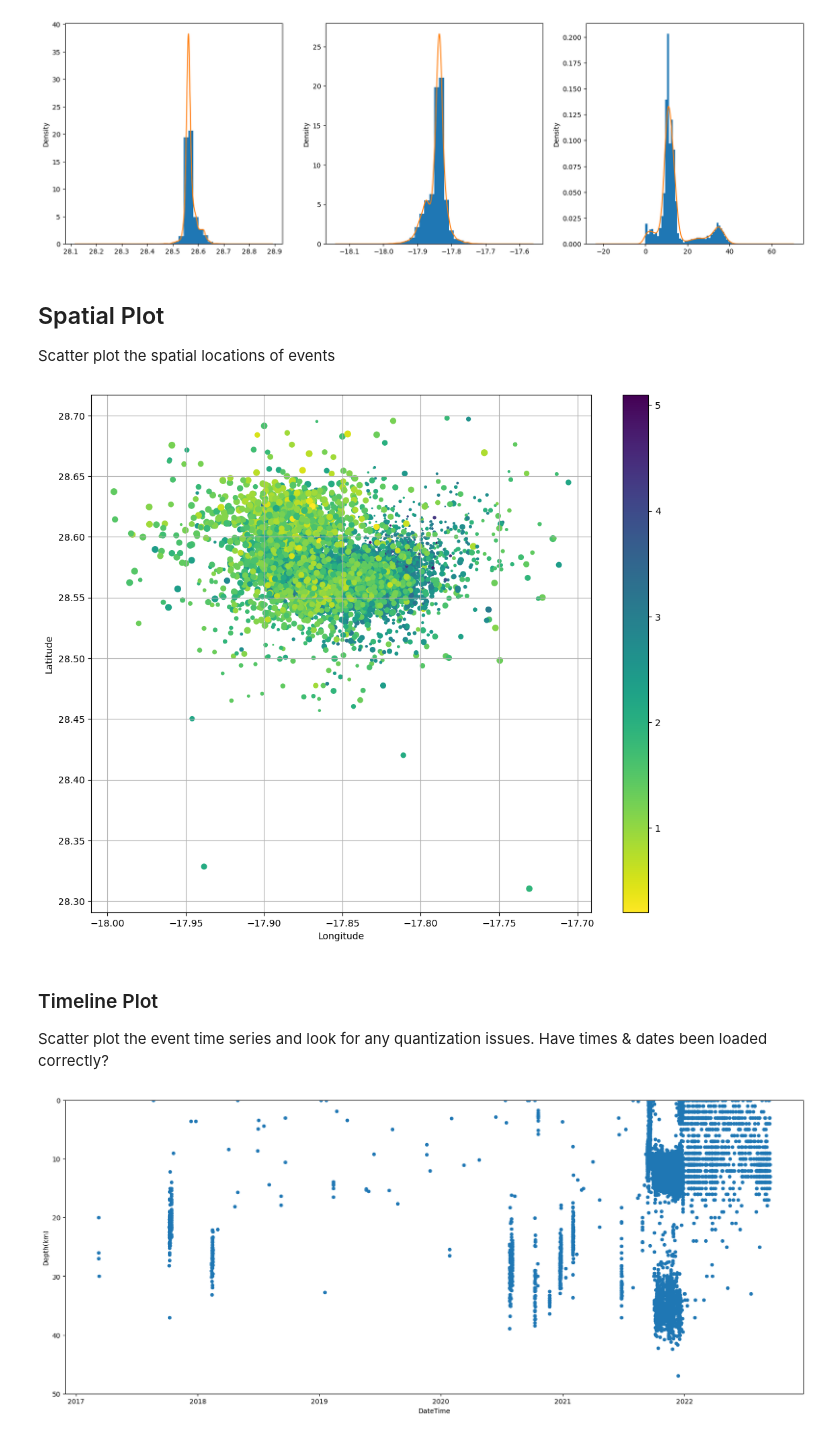
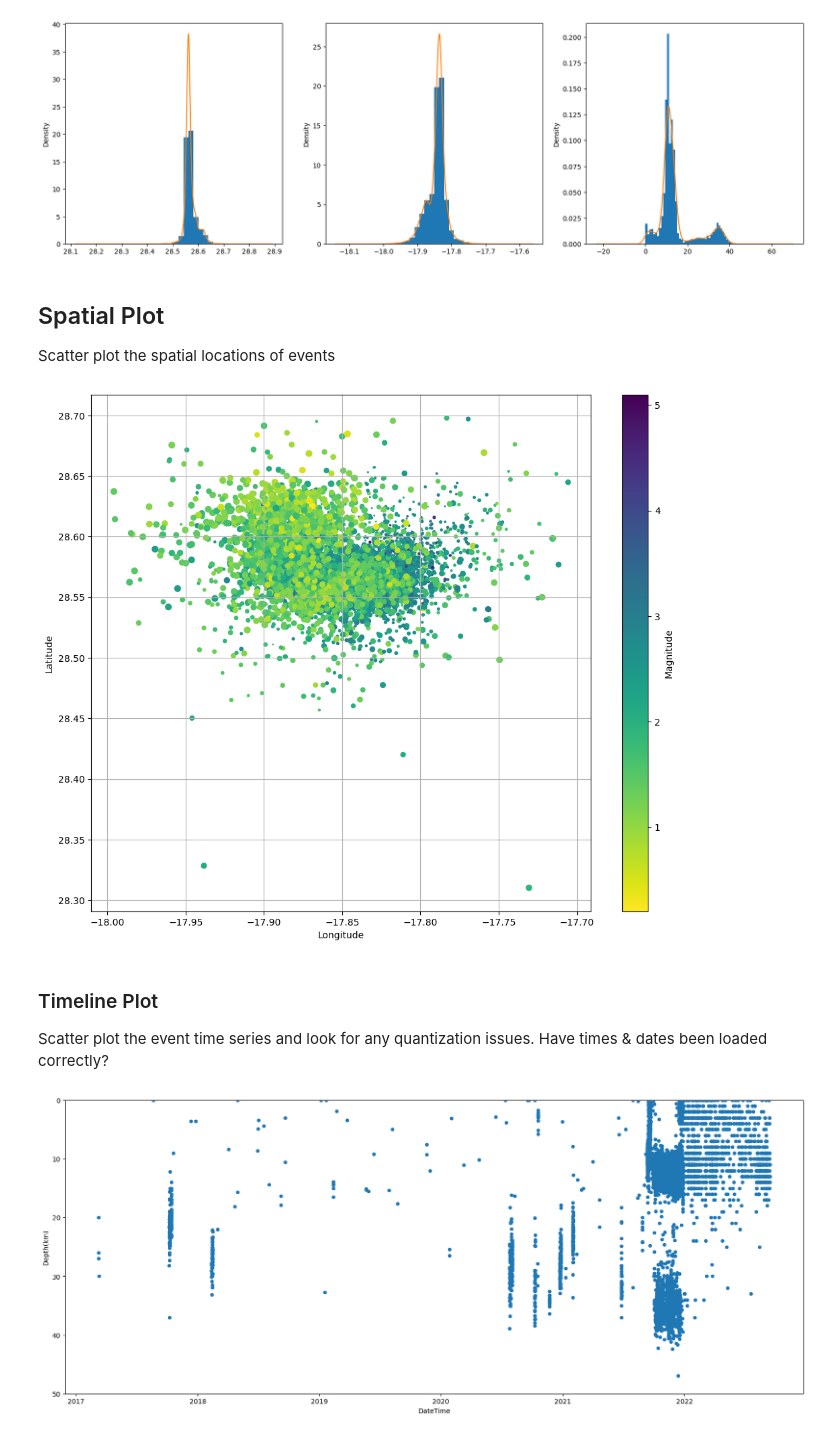
Before and after one commit to cwickham/manuscript-template-jupyter, a Jupyter notebook: notebooks/data-screening.out.ipynb, the cells around one changed output. Saved outputs shown, nothing was run; the diff lists cells and outputs as text; code cells hidden in the pictures.

```diff
--- a/notebooks/data-screening.out.ipynb
+++ b/notebooks/data-screening.out.ipynb
@@ -48,21 +48,27 @@ df["Depth(km)"].plot.hist(bins=50, density=True)
 _=df["Depth(km)"].plot.kde()
 # %% [output]
 [figure]
-# %% [markdown]
-## Spatial Plot
-
-Scatter plot the spatial locations of events
-# %%
-from matplotlib import colormaps
-cmap = colormaps['viridis_r']
-ax = df.plot.scatter(x="Longitude", y="Latitude", s=40-df["Depth(km)"], c=df["Magnitude"], figsize=(12,10), grid="on", cmap=cmap)
-# %% [output]
-[figure, removed]
-# %% [markdown]
-### Timeline Plot
-
-Scatter plot the event time series and look for any quantization issues.
-Have times & dates been loaded correctly?
+# %% [markdown]
+## Spatial Plot
+
+Scatter plot the spatial locations of events
+# %%
+from matplotlib import colormaps
+cmap = colormaps['viridis_r']
+ax = df.plot.scatter(x="Longitude", y="Latitude",
+                     s=40-df["Depth(km)"], c=df["Magnitude"],
+                     figsize=(12,10), grid="on", cmap=cmap)
+colorbar = ax.collections[0].colorbar
+colorbar.set_label("Magnitude")
+
+plt.show()
+# %% [output]
+[figure, added]
+# %% [markdown]
+### Timeline Plot
+
+Scatter plot the event time series and look for any quantization issues.
+Have times & dates been loaded correctly?
 # %%
 ax = df.plot.scatter(x='DateTime', y='Depth(km)', figsize=(20,8))
 ax.set_ylim(50,0);
```
Also changed, not shown: parts of 4 cells of this notebook, 20 other files.
